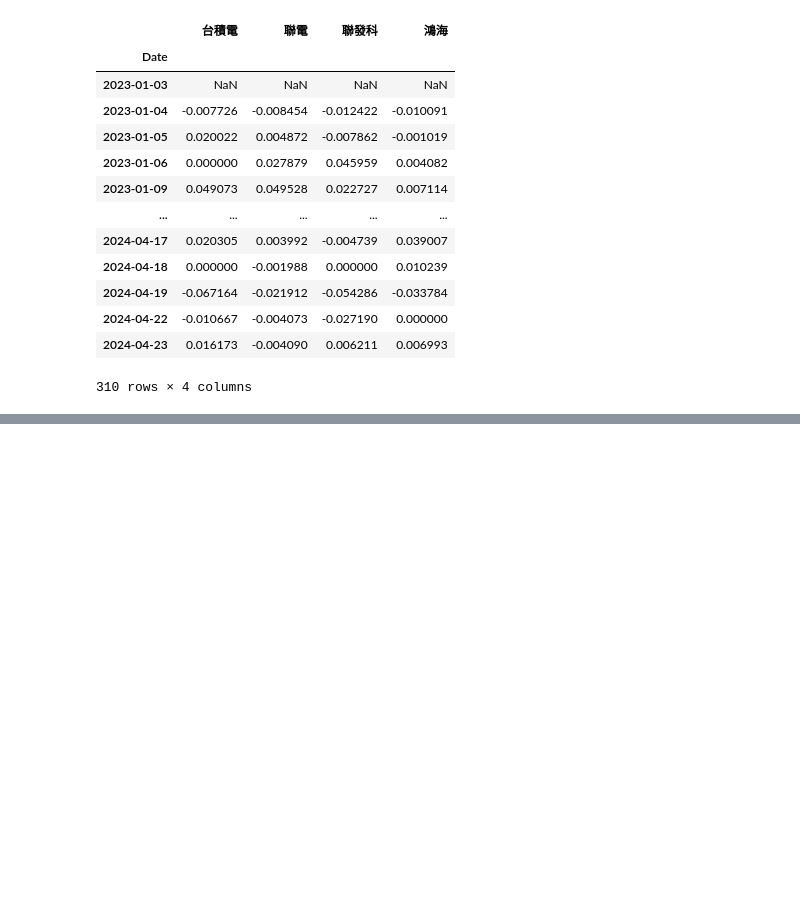
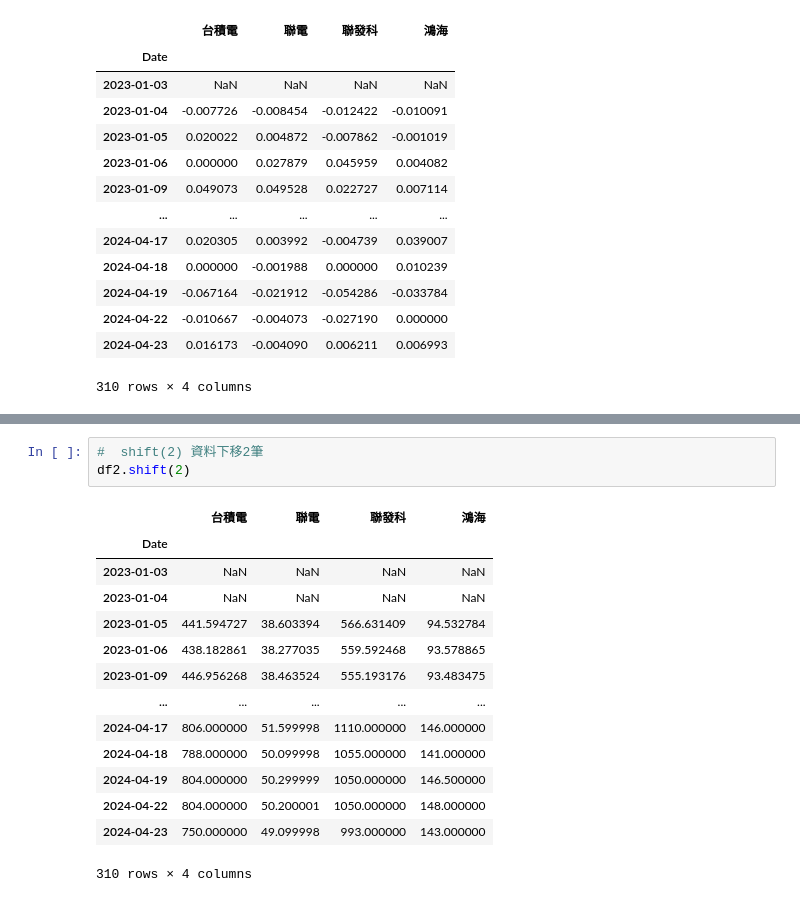
Before and after one commit to HUI-FEN/20230224, a Jupyter notebook: lesson18/lesson18_5.ipynb, the cells around one changed output, grey strips where cells are left out. Saved outputs shown, nothing was run; the diff lists cells and outputs as text; blank space fills up the shorter version.

```diff
--- a/lesson18/lesson18_5.ipynb
+++ b/lesson18/lesson18_5.ipynb
@@ -158,0 +194,18 @@ df2.pct_change()
+# %%
+#  shift(2) 資料下移2筆
+df2.shift(2)
+# %% [output]
+|  | 台積電 | 聯電 | 聯發科 | 鴻海 |
+| Date |  |  |  |  |
+| 2023-01-03 | NaN | NaN | NaN | NaN |
+| 2023-01-04 | NaN | NaN | NaN | NaN |
+| 2023-01-05 | 441.594727 | 38.603394 | 566.631409 | 94.532784 |
+| 2023-01-06 | 438.182861 | 38.277035 | 559.592468 | 93.578865 |
+| 2023-01-09 | 446.956268 | 38.463524 | 555.193176 | 93.483475 |
+| ... | ... | ... | ... | ... |
+| 2024-04-17 | 806.000000 | 51.599998 | 1110.000000 | 146.000000 |
+| 2024-04-18 | 788.000000 | 50.099998 | 1055.000000 | 141.000000 |
+| 2024-04-19 | 804.000000 | 50.299999 | 1050.000000 | 146.500000 |
+| 2024-04-22 | 804.000000 | 50.200001 | 1050.000000 | 148.000000 |
+| 2024-04-23 | 750.000000 | 49.099998 | 993.000000 | 143.000000 |
+310 rows × 4 columns
```
Also changed, not shown: parts of 4 cells of this notebook.
